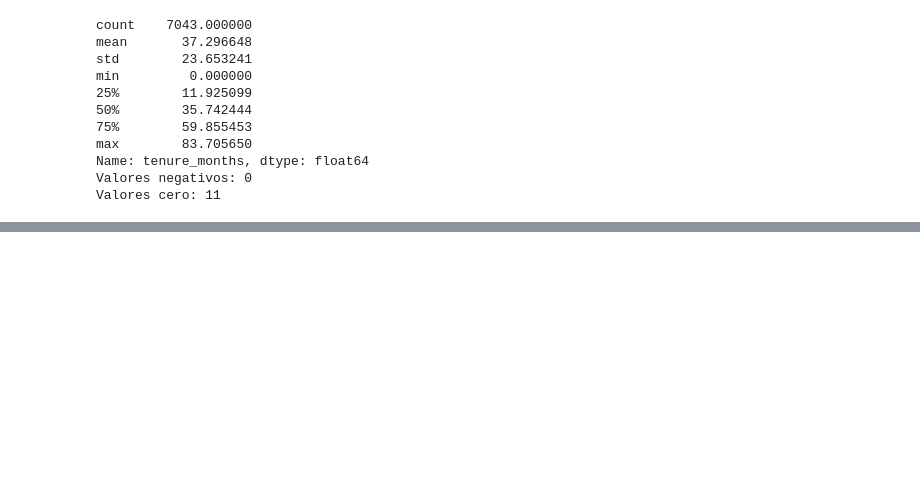
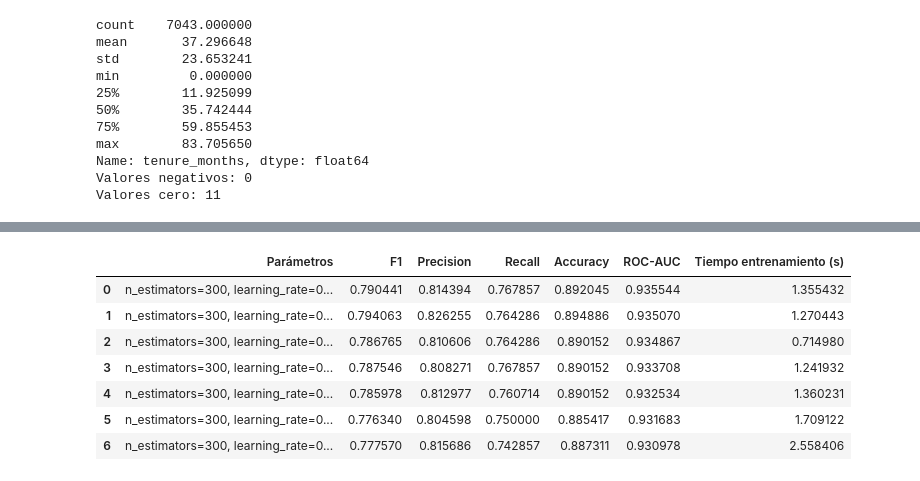
Before and after one commit to pablo-vc87/telecom_churn_prediction, a Jupyter notebook: proyecto_final.ipynb, the cells around one changed output, grey strips where cells are left out. Cells and saved outputs as stored; diff of their text form; code cells hidden in the pictures; blank space fills up the shorter version.

```diff
--- a/proyecto_final.ipynb
+++ b/proyecto_final.ipynb
@@ -534,0 +2173,90 @@ memory usage: 1.2+ MB
+# %%
+# Búsqueda 3
+parametros_lgbm_3 = [
+    {
+        'n_estimators': 300,
+        'learning_rate': 0.05,
+        'num_leaves': 63,
+        'max_depth': -1,
+        'min_child_samples': 40
+    },
+    {
+        'n_estimators': 300,
+        'learning_rate': 0.05,
+        'num_leaves': 63,
+        'max_depth': -1,
+        'min_child_samples': 50
+    },
+    {
+        'n_estimators': 300,
+        'learning_rate': 0.05,
+        'num_leaves': 63,
+        'max_depth': -1,
+        'min_child_samples': 60
+    },
+    {
+        'n_estimators': 300,
+        'learning_rate': 0.05,
+        'num_leaves': 63,
+        'max_depth': -1,
+        'min_child_samples': 70
+    },
+    {
+        'n_estimators': 300,
+        'learning_rate': 0.05,
+        'num_leaves': 63,
+        'max_depth': -1,
+        'min_child_samples': 75
+    },
+    {
+        'n_estimators': 300,
+        'learning_rate': 0.05,
+        'num_leaves': 63,
+        'max_depth': -1,
+        'min_child_samples': 80
+    },
+    {
+        'n_estimators': 300,
+        'learning_rate': 0.05,
+        'num_leaves': 63,
+        'max_depth': -1,
+        'min_child_samples': 90
+    }
+]
+
+# Entrenamientos
+resultados_lgbm_3, mejor_lgbm_3 = fp.probar_hiperparametros_por_auc(
+    modelo_base=LGBMClassifier,
+    lista_parametros=parametros_lgbm_3,
+    X_train=X_train_up,
+    y_train=y_train_up,
+    X_valid=X_valid_encoded,
+    y_valid=y_valid_array,
+    nombre_modelo='LightGBM',
+    estrategia_balance='Oversampling'
+)
+
+# Tabla resultados
+resultados_lgbm_3[
+    [
+        'Parámetros',
+        'F1',
+        'Precision',
+        'Recall',
+        'Accuracy',
+        'ROC-AUC',
+        'Tiempo entrenamiento (s)'
+    ]
+].sort_values(
+    'ROC-AUC',
+    ascending=False
+).reset_index(drop=True)
+# %% [output]
+|  | Parámetros | F1 | Precision | Recall | Accuracy | ROC-AUC | Tiempo entrenamiento (s) |
+| 0 | n_estimators=300, learning_rate=0... | 0.790441 | 0.814394 | 0.767857 | 0.892045 | 0.935544 | 1.355432 |
+| 1 | n_estimators=300, learning_rate=0... | 0.794063 | 0.826255 | 0.764286 | 0.894886 | 0.935070 | 1.270443 |
+| 2 | n_estimators=300, learning_rate=0... | 0.786765 | 0.810606 | 0.764286 | 0.890152 | 0.934867 | 0.714980 |
+| 3 | n_estimators=300, learning_rate=0... | 0.787546 | 0.808271 | 0.767857 | 0.890152 | 0.933708 | 1.241932 |
+| 4 | n_estimators=300, learning_rate=0... | 0.785978 | 0.812977 | 0.760714 | 0.890152 | 0.932534 | 1.360231 |
+| 5 | n_estimators=300, learning_rate=0... | 0.776340 | 0.804598 | 0.750000 | 0.885417 | 0.931683 | 1.709122 |
+| 6 | n_estimators=300, learning_rate=0... | 0.777570 | 0.815686 | 0.742857 | 0.887311 | 0.930978 | 2.558406 |
```
Also changed, not shown: parts of 56 cells of this notebook, 1 other file.
